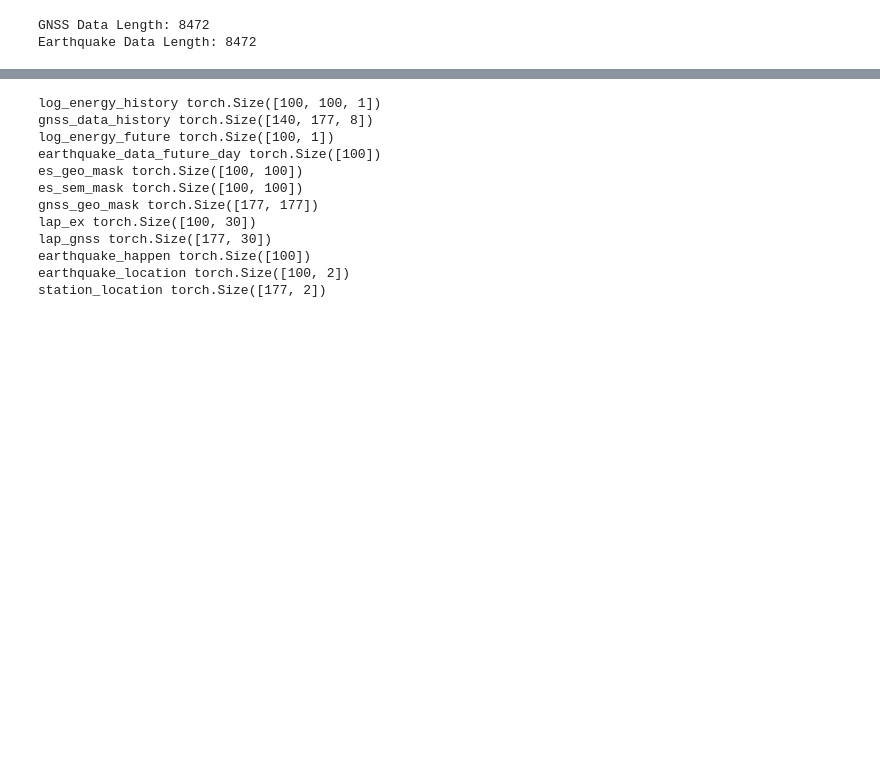
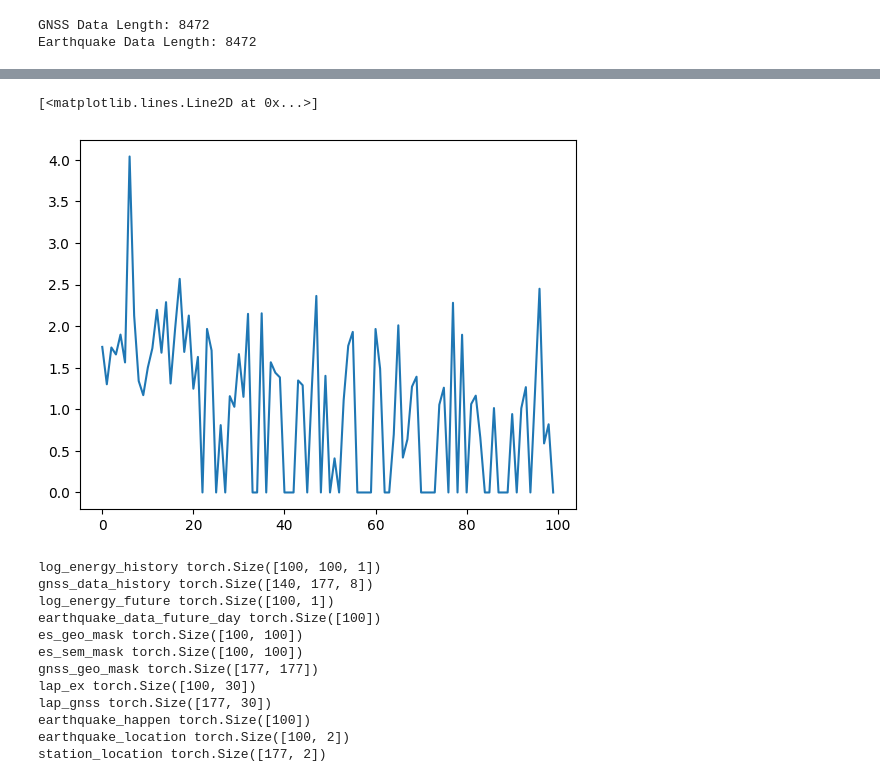
Before and after one commit to lhhhappy/Earthquake_predictor, a Jupyter notebook: dataset/dataset_test.ipynb, the cells around one changed output, grey strips where cells are left out. Saved outputs shown, nothing was run; the diff lists cells and outputs as text; code cells hidden in the pictures; blank space fills up the shorter version.

Commit message:
fix val dataset

```diff
--- a/dataset/dataset_test.ipynb
+++ b/dataset/dataset_test.ipynb
@@ -305,0 +316,3 @@ Earthquake Data Length: 8472
+# %%
+plt.plot(dataset[7624]["log_energy_future"])
+# %% [output]
@@ -306,3 +322,5 @@ Earthquake Data Length: 8472
+[<matplotlib.lines.Line2D at 0x...>]
+[figure, added]
 # %%
 for key in dataset[2000]:
     print(key, dataset[2000][key].shape)
```
Also changed, not shown: parts of 4 cells of this notebook, 16 other files.
